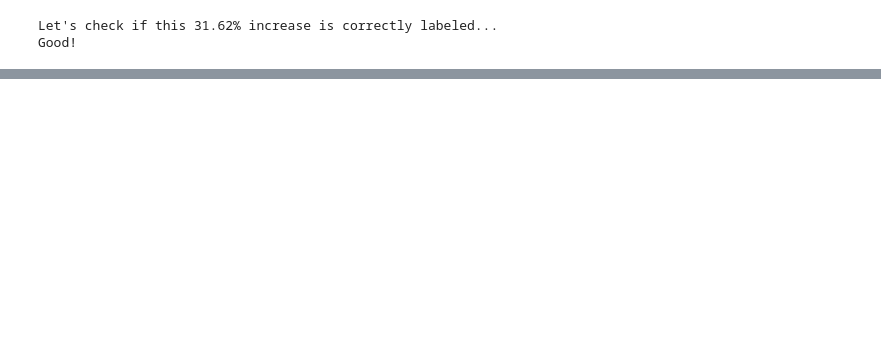
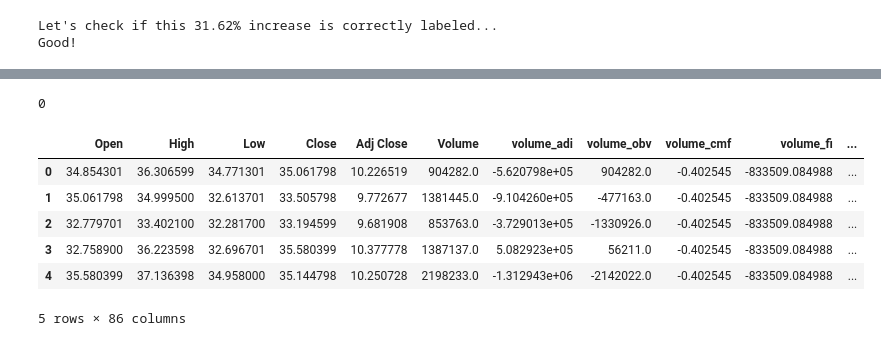
Before and after one commit to jgagnaire/autotrade, a Jupyter notebook: Stock Price Prediction IV - Classification.ipynb, the cells around one changed output, grey strips where cells are left out. Cells and saved outputs as stored; diff of their text form; code cells hidden in the pictures; blank space fills up the shorter version.

```diff
--- a/Stock Price Prediction IV - Classification.ipynb
+++ b/Stock Price Prediction IV - Classification.ipynb
@@ -85,0 +204,18 @@ Good!
+# %%
+symbol_list = ['AI.PA', 'SAF.PA', 'GNFT.PA', 'ALNOV.PA', 'FDJ.PA', 'ETL.PA', 'DBV.PA',
+              'BN.PA', 'KER.PA', 'AIR.PA', 'ENGI.PA', 'FP.PA', 'DG.PA', 'VIV.PA',
+              'UG.PA', 'SU.PA', 'VIE.PA', 'ALPHA.PA', 'ALBIO.PA', 'CRI.PA', 'ALERS.PA']
+
+X_df = pd.DataFrame()
+y_df = pd.DataFrame()
+
+for symbol in symbol_list:
+    print('Processing {}...'.format(symbol))
+    symbol_X_df = utils.get_stock_feature_dataset(symbol)
+    symbol_X_df, symbol_y_df = make_labels_dataset(symbol_X_df)
+
+    # reset index since dates are not required for classification
+    X_df = X_df.append(symbol_X_df.reset_index(drop=True), ignore_index=True)
+    y_df = y_df.append(symbol_y_df.reset_index(drop=True), ignore_index=True)
+    print('Done! new X_df shape: {}, new y_df shape: {}'.format(X_df.shape, y_df.shape))
+    print('')
@@ -85,0 +241,19 @@ Good!
+# %%
+X_df = X_df.astype(float)
+X_df.replace(np.inf, np.nan, inplace=True)
+X_df.replace(-np.inf, np.nan, inplace=True)
+X_df.interpolate(axis=0, limit_direction='both', inplace=True)
+# %%
+X_df.isna().sum().sum()
+# %% [output]
+0
+# %%
+X_df.head()
+# %% [output]
+|  | Open | High | Low | Close | Adj Close | Volume | volume_adi | volume_obv | volume_cmf | volume_fi | ... |
+| 0 | 34.854301 | 36.306599 | 34.771301 | 35.061798 | 10.226519 | 904282.0 | -5.620798e+05 | 904282.0 | -0.402545 | -833509.084988 | ... |
+| 1 | 35.061798 | 34.999500 | 32.613701 | 33.505798 | 9.772677 | 1381445.0 | -9.104260e+05 | -477163.0 | -0.402545 | -833509.084988 | ... |
+| 2 | 32.779701 | 33.402100 | 32.281700 | 33.194599 | 9.681908 | 853763.0 | -3.729013e+05 | -1330926.0 | -0.402545 | -833509.084988 | ... |
+| 3 | 32.758900 | 36.223598 | 32.696701 | 35.580399 | 10.377778 | 1387137.0 | 5.082923e+05 | 56211.0 | -0.402545 | -833509.084988 | ... |
+| 4 | 35.580399 | 37.136398 | 34.958000 | 35.144798 | 10.250728 | 2198233.0 | -1.312943e+06 | -2142022.0 | -0.402545 | -833509.084988 | ... |
+5 rows × 86 columns
```
Also changed, not shown: parts of 46 cells of this notebook, 3 other files.
